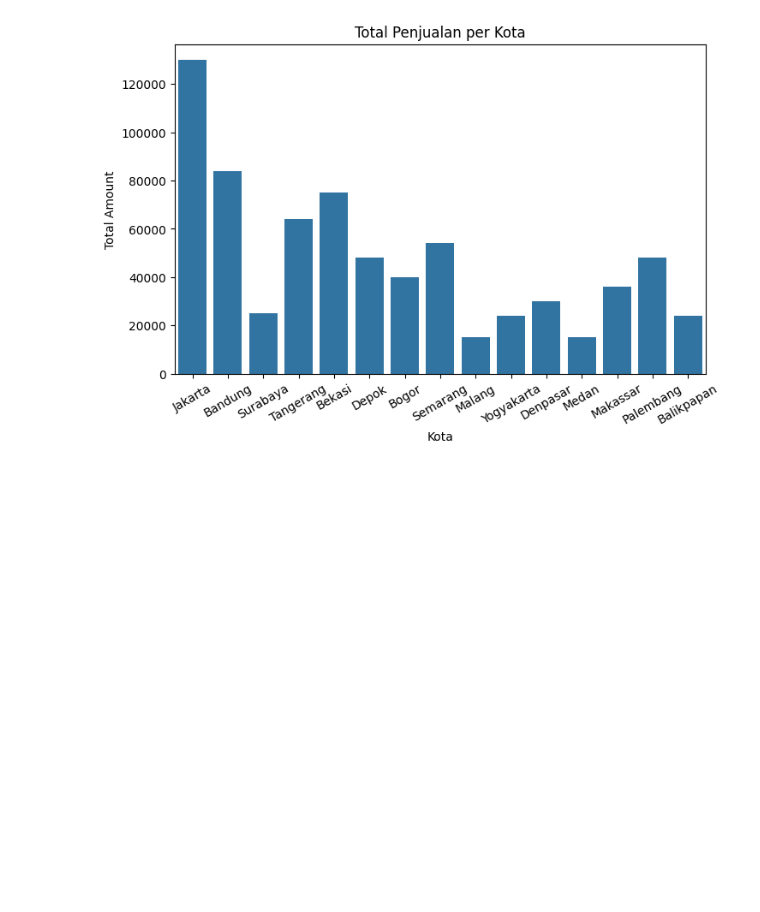
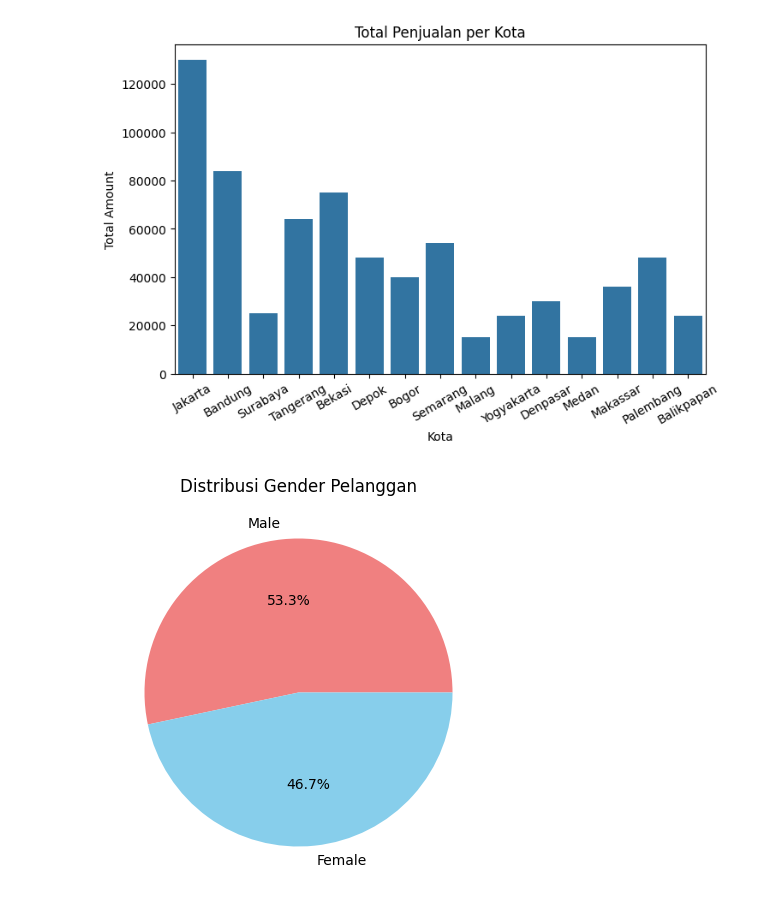
Before and after one commit to anggara23-dotcom/ProjectML, a Jupyter notebook: ProjectDWFIX.ipynb, the cells around one changed output. Cells and saved outputs as stored; diff of their text form; code cells hidden in the pictures; blank space fills up the shorter version.

```diff
--- a/ProjectDWFIX.ipynb
+++ b/ProjectDWFIX.ipynb
@@ -171,3 +171,13 @@ plt.xticks(rotation=30)
 plt.show()
 # %% [output]
 [figure]
+# %%
+gender_dist = dim_customer["gender"].value_counts()
+
+plt.figure(figsize=(5,5))
+gender_dist.plot(kind="pie", autopct="%.1f%%", colors=["lightcoral", "skyblue"])
+plt.title("Distribusi Gender Pelanggan")
+plt.ylabel("")
+plt.show()
+# %% [output]
+[figure, added]
```
